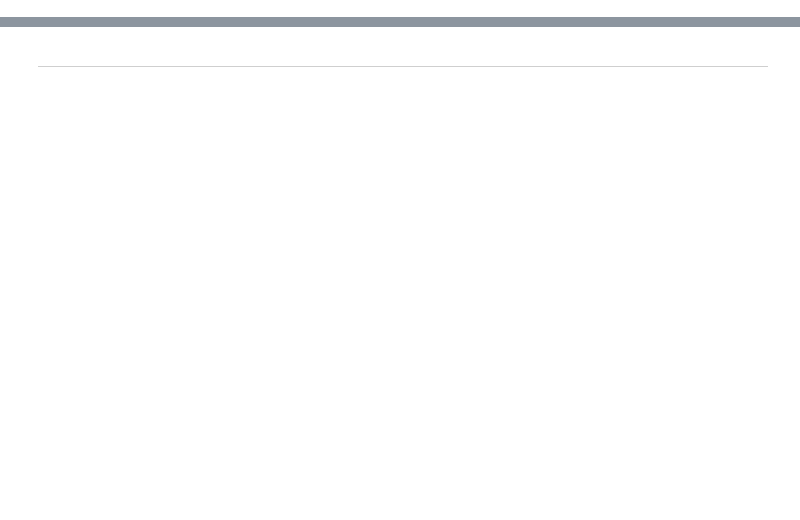
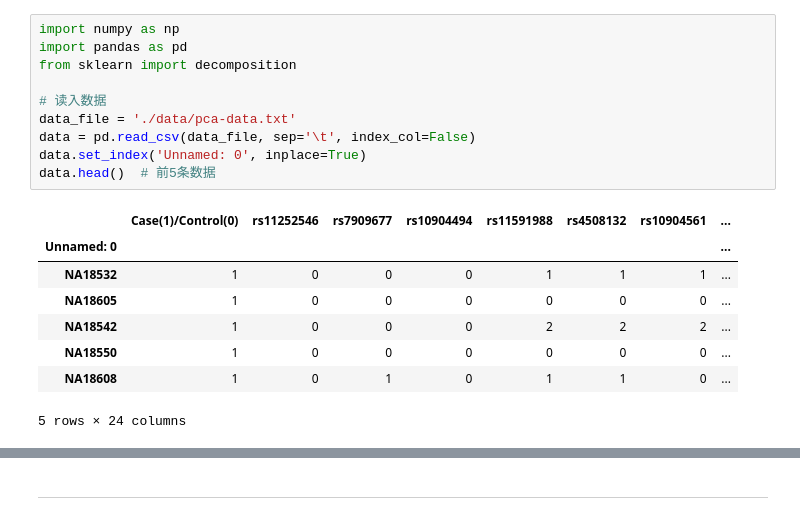
Before and after one commit to Hatuw/gwas-plain, a Jupyter notebook: GWAS-plain-demo.ipynb, the cells around one changed output, grey strips where cells are left out. Cells and saved outputs as stored; diff of their text form; blank space fills up the shorter version.

```diff
--- a/GAWS-plain-demo.ipynb
+++ b/GWAS-plain-demo.ipynb
@@ -11,0 +25,19 @@
+# %%
+import numpy as np
+import pandas as pd
+from sklearn import decomposition
+
+# 读入数据
+data_file = './data/pca-data.txt'
+data = pd.read_csv(data_file, sep='\t', index_col=False)
+data.set_index('Unnamed: 0', inplace=True)
+data.head()  # 前5条数据
+# %% [output]
+|  | Case(1)/Control(0) | rs11252546 | rs7909677 | rs10904494 | rs11591988 | rs4508132 | rs10904561 | ... |
+| Unnamed: 0 |  |  |  |  |  |  |  | ... |
+| NA18532 | 1 | 0 | 0 | 0 | 1 | 1 | 1 | ... |
+| NA18605 | 1 | 0 | 0 | 0 | 0 | 0 | 0 | ... |
+| NA18542 | 1 | 0 | 0 | 0 | 2 | 2 | 2 | ... |
+| NA18550 | 1 | 0 | 0 | 0 | 0 | 0 | 0 | ... |
+| NA18608 | 1 | 0 | 1 | 0 | 1 | 1 | 0 | ... |
+5 rows × 24 columns
```
Also changed, not shown: parts of 10 cells of this notebook.
